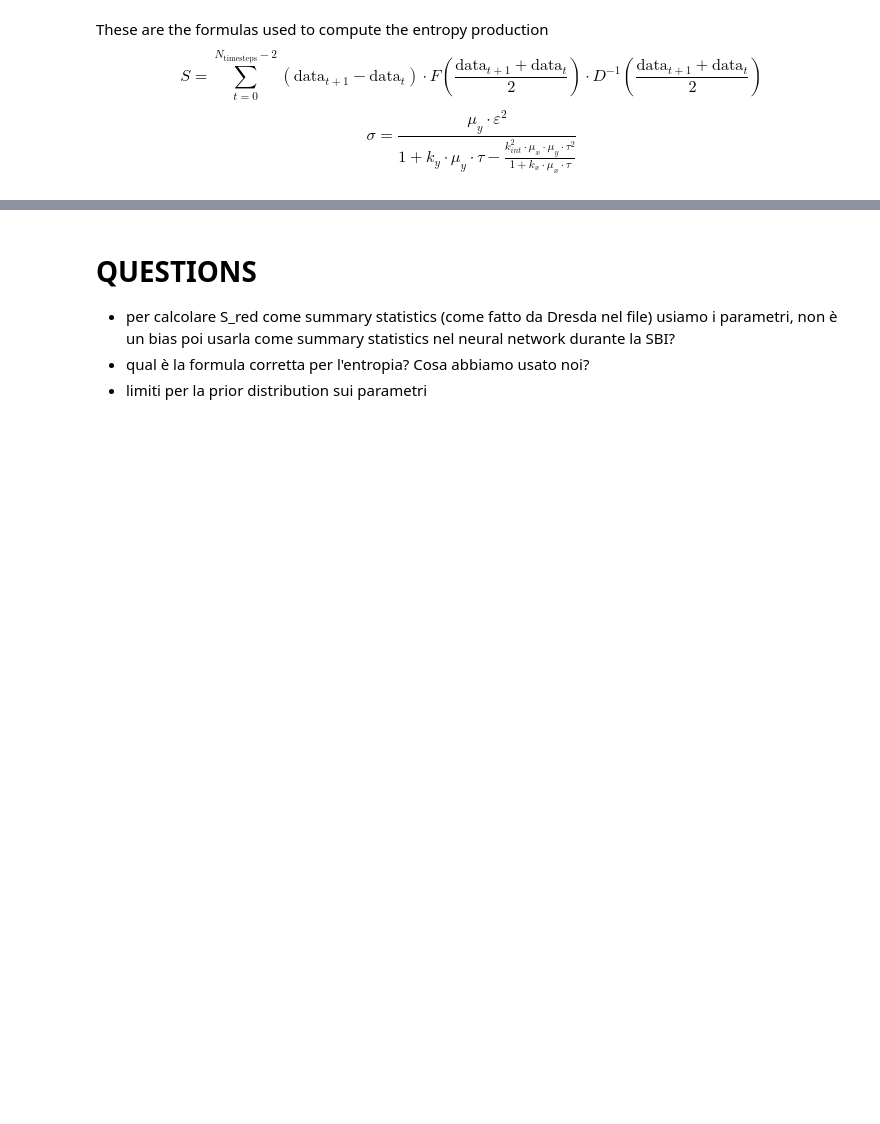
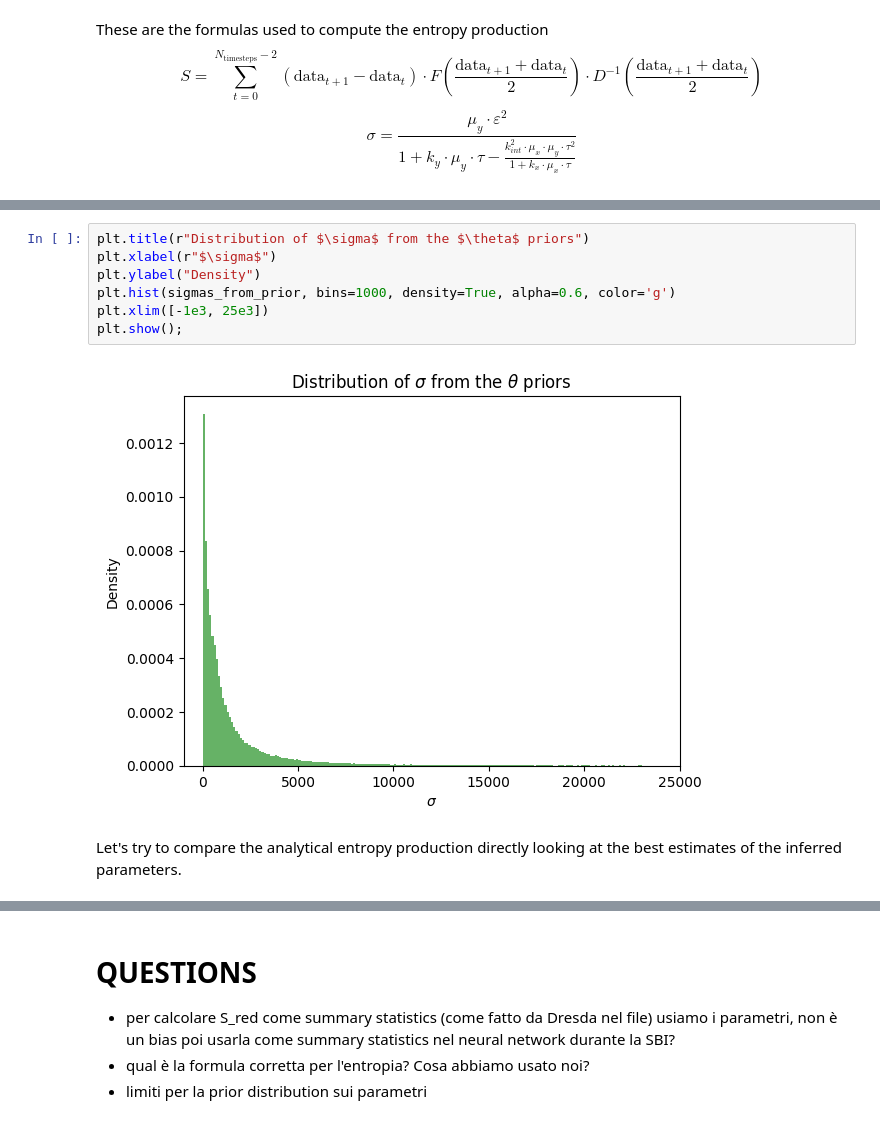
Before and after one commit to jacopocarotenuto/SBI_RedBloodCells, a Jupyter notebook: results.ipynb, the cells around one changed output, grey strips where cells are left out. Cells and saved outputs as stored; diff of their text form; blank space fills up the shorter version.

```diff
--- a/results.ipynb
+++ b/results.ipynb
@@ -270 +272,12 @@ sigma_true/sigma_est
+# %%
+plt.title(r"Distribution of $\sigma$ from the $\theta$ priors")
+plt.xlabel(r"$\sigma$")
+plt.ylabel("Density")
+plt.hist(sigmas_from_prior, bins=1000, density=True, alpha=0.6, color='g')
+plt.xlim([-1e3, 25e3])
+plt.show();
+# %% [output]
+[figure, added]
+# %% [markdown]
+Let's try to compare the analytical entropy production directly looking at the best estimates of the inferred parameters.
 # %%
```
Also changed, not shown: parts of 33 cells of this notebook.
